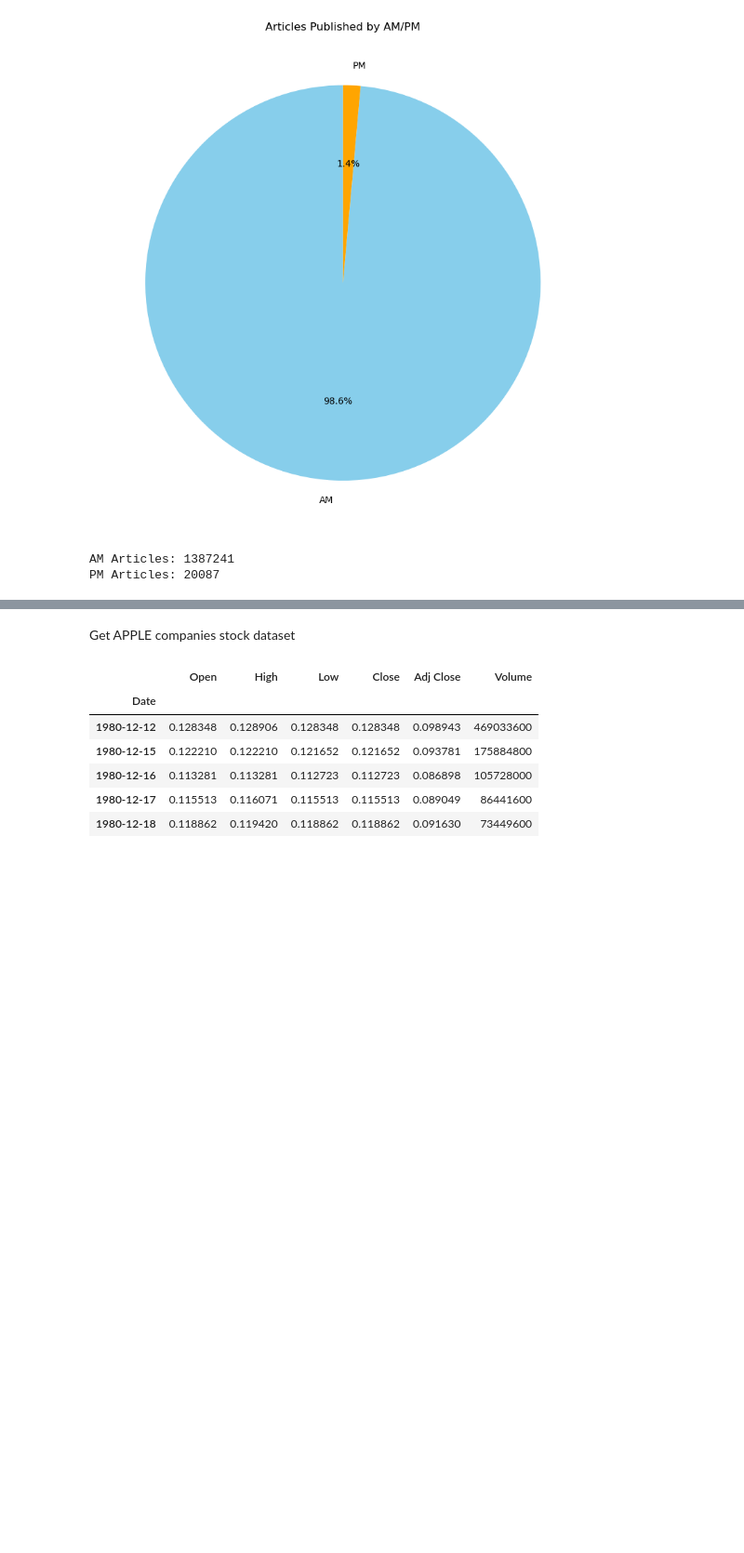
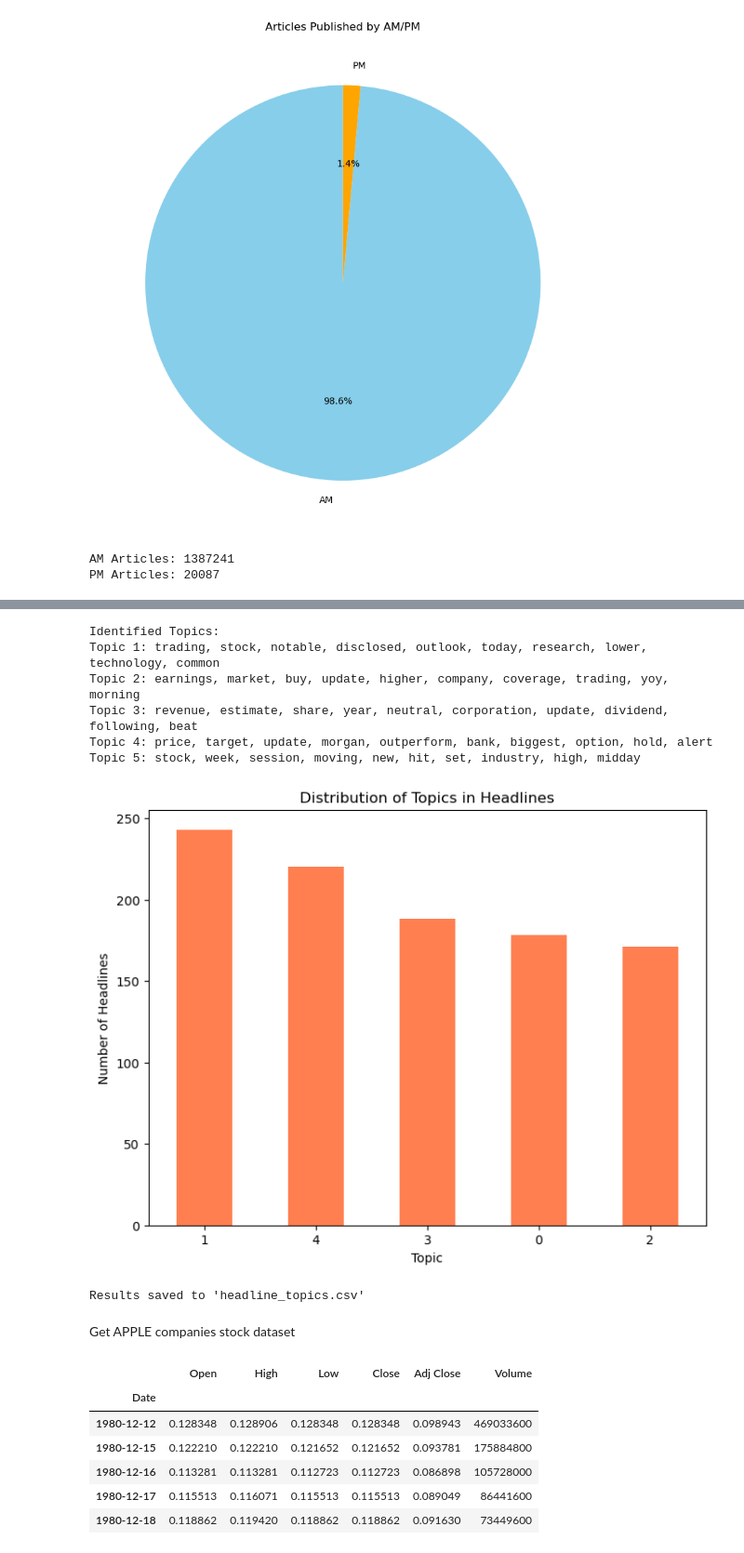
Before and after one commit to SamrawitMM/NovaSentimentAnalytics, a Jupyter notebook: notebooks/main.ipynb, the cells around one changed output, grey strips where cells are left out. Shown at 93% size. Drawn from its saved outputs; the diff is of its cells as text; code cells hidden in the pictures; blank space fills up the shorter version.

```diff
--- a/notebooks/main.ipynb
+++ b/notebooks/main.ipynb
@@ -604,3 +703,67 @@ PM Articles: 20087
+# %%
+import pandas as pd
+import numpy as np
+from sklearn.feature_extraction.text import CountVectorizer
+from sklearn.decomposition import LatentDirichletAllocation
+import matplotlib.pyplot as plt
+
+# Sample data: Replace this with your actual dataset
+np.random.seed(42)
+
+
+# Step 1: Randomly sample 1000 rows
+text_data_sampled = text_data.sample(n=1000, random_state=42)
+
+# Step 2: Preprocess the 'headlineClean' Column
+text_data_sampled['headlineClean'] = text_data_sampled['headlineClean'].str.lower().str.strip()
+
+# Step 3: Vectorize the Publisher Names
+vectorizer = CountVectorizer(stop_words='english', max_features=1000)
+publisher_matrix = vectorizer.fit_transform(text_data_sampled['headlineClean'])
+
+# Step 4: Apply Topic Modeling
+lda_model = LatentDirichletAllocation(n_components=5, random_state=42)  # Adjust number of topics
+lda_model.fit(publisher_matrix)
+
+# Step 5: Extract topics
+terms = vectorizer.get_feature_names_out()
+topics = []
+for topic_idx, topic in enumerate(lda_model.components_):
+    top_terms = [terms[i] for i in topic.argsort()[:-11:-1]]  # Top 10 terms per topic
+    topics.append(top_terms)
+
+# Print identified topics
+print("Identified Topics:")
+for i, topic in enumerate(topics):
+    print(f"Topic {i+1}: {', '.join(topic)}")
+
+# Step 6: Assign Topics to Headlines
+publisher_topic_distribution = lda_model.transform(publisher_matrix)
+text_data_sampled['dominant_topic'] = publisher_topic_distribution.argmax(axis=1)
+
+# Step 7: Visualize Topic Distribution
+topic_counts = text_data_sampled['dominant_topic'].value_counts()
+
+plt.figure(figsize=(8, 6))
+topic_counts.plot(kind='bar', color='coral')
+plt.title("Distribution of Topics in Headlines")
+plt.xlabel("Topic")
+plt.ylabel("Number of Headlines")
+plt.xticks(rotation=0)
+plt.show()
+
+# Step 8: Save results (optional)
+text_data_sampled[['headlineClean', 'dominant_topic']].to_csv('headline_topics.csv', index=False)
+print("Results saved to 'headline_topics.csv'")
+# %% [output]
+Identified Topics:
+Topic 1: trading, stock, notable, disclosed, outlook, today, research, lower, technology, common
+Topic 2: earnings, market, buy, update, higher, company, coverage, trading, yoy, morning
+Topic 3: revenue, estimate, share, year, neutral, corporation, update, dividend, following, beat
+Topic 4: price, target, update, morgan, outperform, bank, biggest, option, hold, alert
+Topic 5: stock, week, session, moving, new, hit, set, industry, high, midday
+[figure, added]
+Results saved to 'headline_topics.csv'
 # %% [markdown]
 Get APPLE companies stock dataset
 # %%
```
Also changed, not shown: parts of 5 cells of this notebook, 6 other files.
